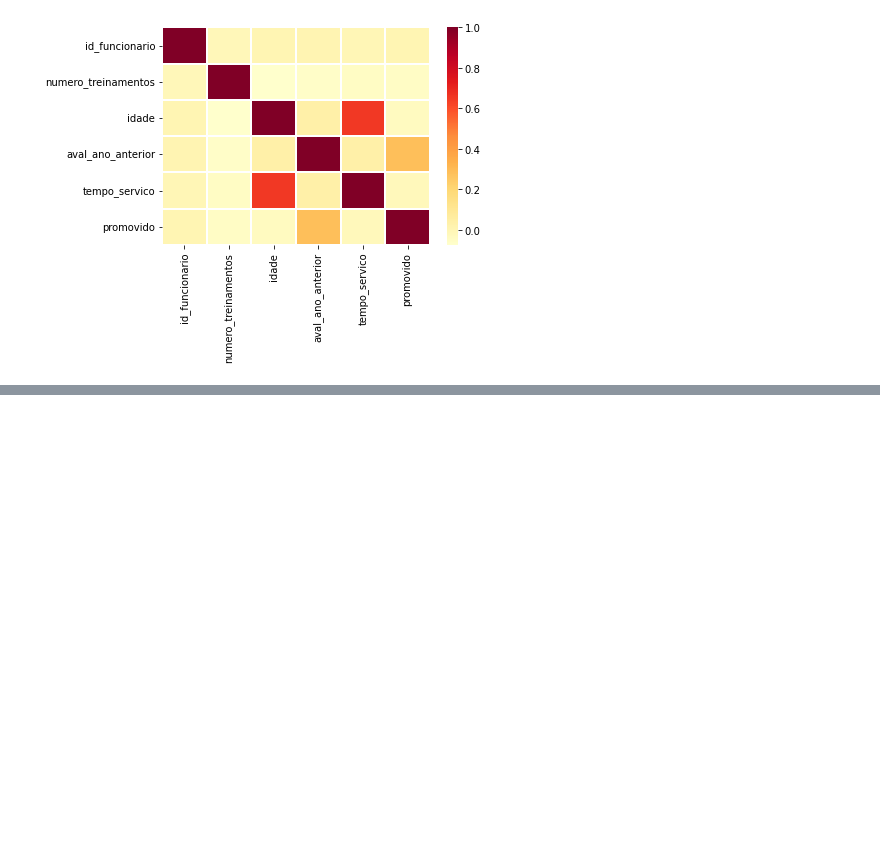
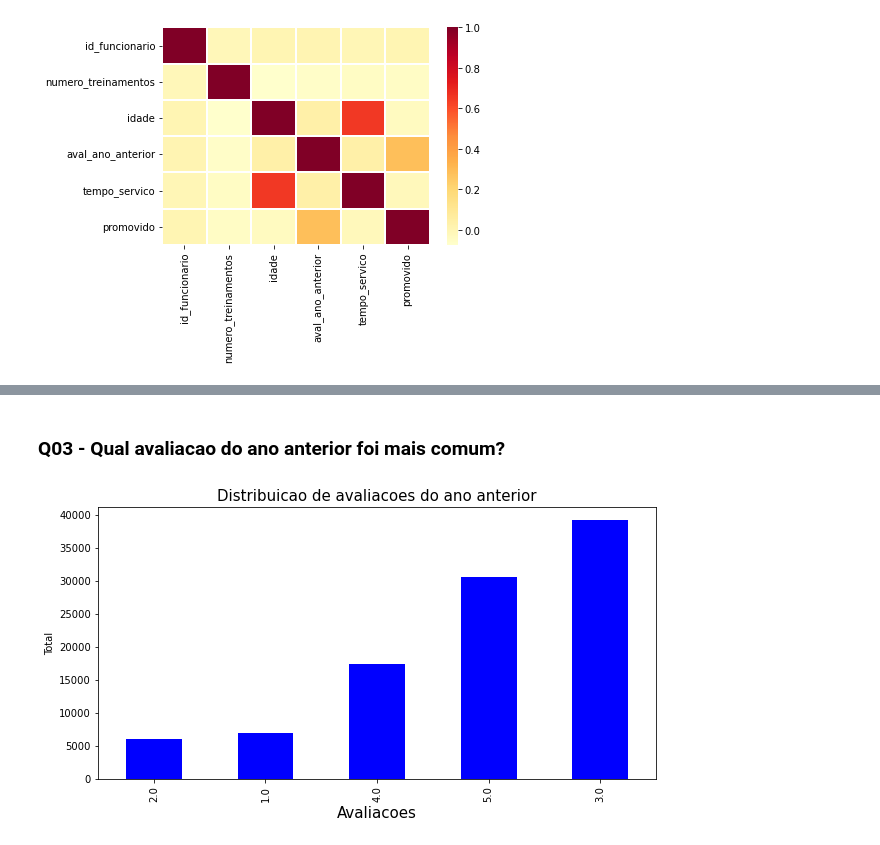
Before and after one commit to arturmabrao/R-ini, a Jupyter notebook: Python-ini/02/Ex02_MiniProj-ExPBI.ipynb, the cells around one changed output, grey strips where cells are left out. Cells and saved outputs as stored; diff of their text form; code cells hidden in the pictures; blank space fills up the shorter version.

```diff
--- a/Python-ini/02/Ex02_MiniProj-ExPBI.ipynb
+++ b/Python-ini/02/Ex02_MiniProj-ExPBI.ipynb
@@ -21,0 +35,13 @@ plt.show()
+# %% [markdown]
+### Q03 - Qual avaliacao do ano anterior foi mais comum?
+# %%
+# Importacoes seriam necessarias dentro do PowerBI
+# import matplotlib.pyplot as plt
+# import seaborn as sns
+dataset['aval_ano_anterior'].value_counts().sort_values().plot.bar(color='blue', figsize = (10,5))
+plt.title('Distribuicao de avaliacoes do ano anterior', fontsize = 15)
+plt.xlabel('Avaliacoes', fontsize = 15)
+plt.ylabel('Total')
+plt.show()
+# %% [output]
+[figure, added]
```
Also changed, not shown: parts of 2 cells of this notebook.
